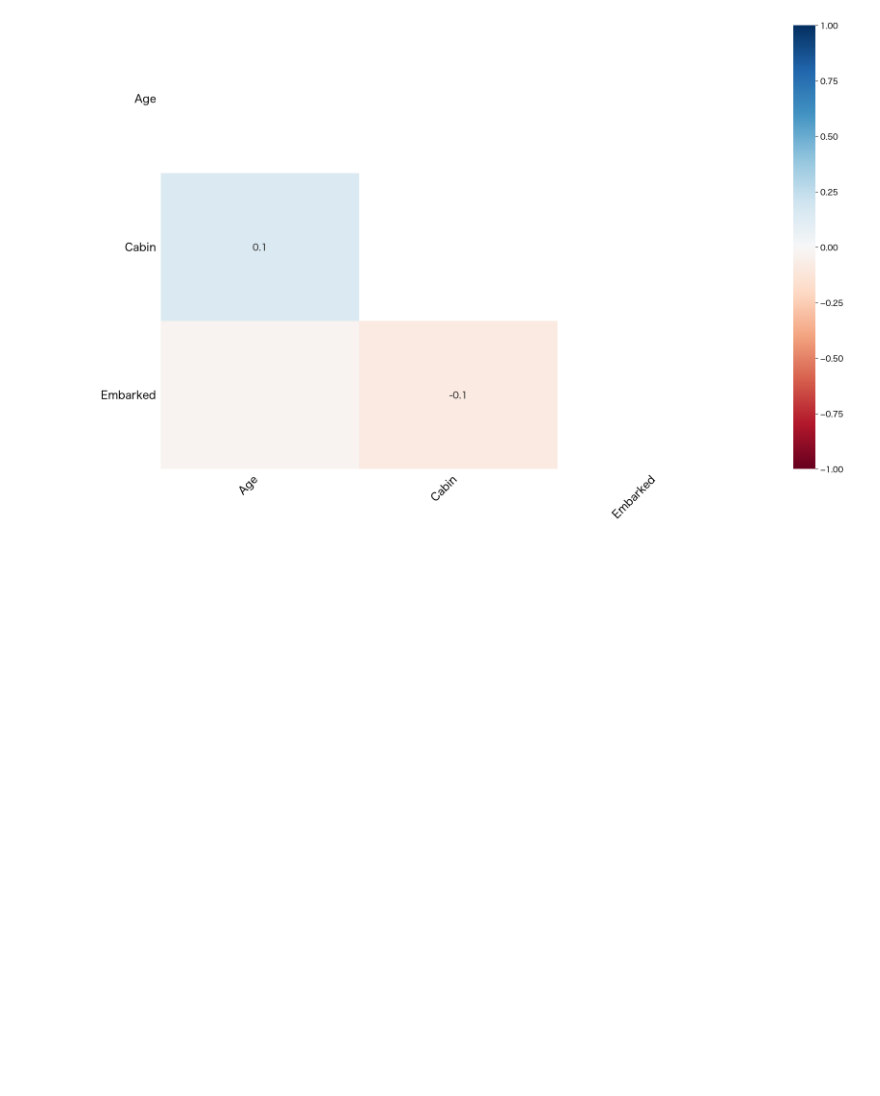
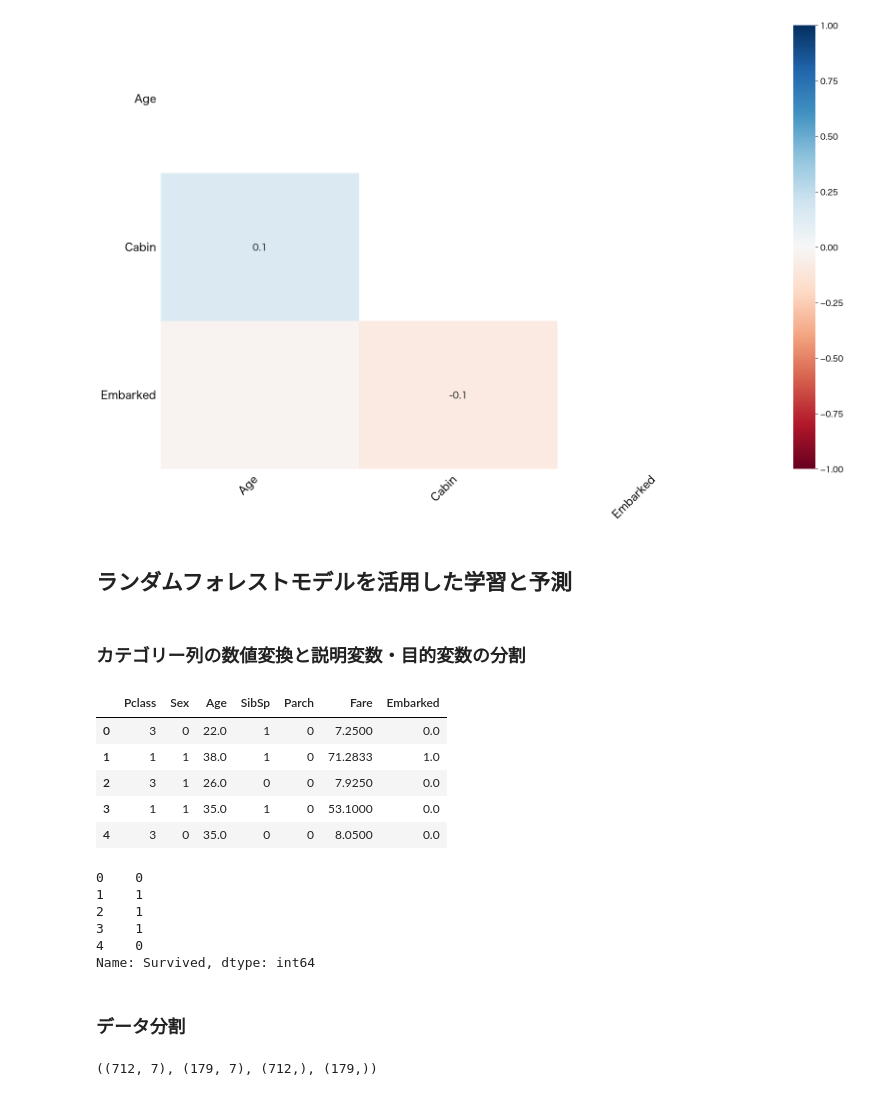
Before and after one commit to yasunobu-nonaka/machine-learning-notebooks, a Jupyter notebook: titanic/note.ipynb, the cells around one changed output. Cells and saved outputs as stored; diff of their text form; code cells hidden in the pictures; blank space fills up the shorter version.

Commit message:
ランダムフォレストを用いた学習と予測、sklearnの導入
EDAから判明した、予測に活用できそうな特長量をデータから抽出して説明変数とし、カテゴリデータを数値マッピングした上でランダムフォレストモデルを用いて学習させた。

```diff
--- a/titanic/note.ipynb
+++ b/titanic/note.ipynb
@@ -337,3 +337,52 @@ msno.heatmap(df_train)
 plt.show()
 # %% [output]
 [figure]
+# %% [markdown]
+## ランダムフォレストモデルを活用した学習と予測
+# %%
+df_train = pd.read_csv("data/train.csv")
+# %% [markdown]
+### カテゴリー列の数値変換と説明変数・目的変数の分割
+# %%
+# 文字列のカテゴリー列をマッピング
+df_train['Sex'] = df_train['Sex'].map({'female': 1, 'male': 0}).astype(int)
+df_train['Embarked'] = df_train['Embarked'].map({'S': 0, 'C': 1, 'Q': 2})
+# %%
+# 予測に使う特徴のみ抽出する
+# PassengerIdはIDなので除外、"Cabin"は欠損値が多いため除外,NameとTicketは一旦除外
+X = df_train[[
+    "Pclass", "Sex", "Age", "SibSp", "Parch", "Fare", "Embarked"
+]]
+
+y = df_train["Survived"]
+# %%
+X.head()
+# %% [output]
+|  | Pclass | Sex | Age | SibSp | Parch | Fare | Embarked |
+| 0 | 3 | 0 | 22.0 | 1 | 0 | 7.2500 | 0.0 |
+| 1 | 1 | 1 | 38.0 | 1 | 0 | 71.2833 | 1.0 |
+| 2 | 3 | 1 | 26.0 | 0 | 0 | 7.9250 | 0.0 |
+| 3 | 1 | 1 | 35.0 | 1 | 0 | 53.1000 | 0.0 |
+| 4 | 3 | 0 | 35.0 | 0 | 0 | 8.0500 | 0.0 |
+# %%
+y.head()
+# %% [output]
+0    0
+1    1
+2    1
+3    1
+4    0
+Name: Survived, dtype: int64
+# %% [markdown]
+### データ分割
+# %%
+# データを学習用とテスト用に分割
+from sklearn.model_selection import train_test_split
+
+X_train, X_test, y_train, y_test = train_test_split(
+    X, y, test_size=0.2, random_state=42, shuffle=True
+)
+
+X_train.shape, X_test.shape, y_train.shape, y_test.shape
+# %% [output]
+((712, 7), (179, 7), (712,), (179,))
```
Also changed, not shown: parts of 1 cell of this notebook, 1 other file.
